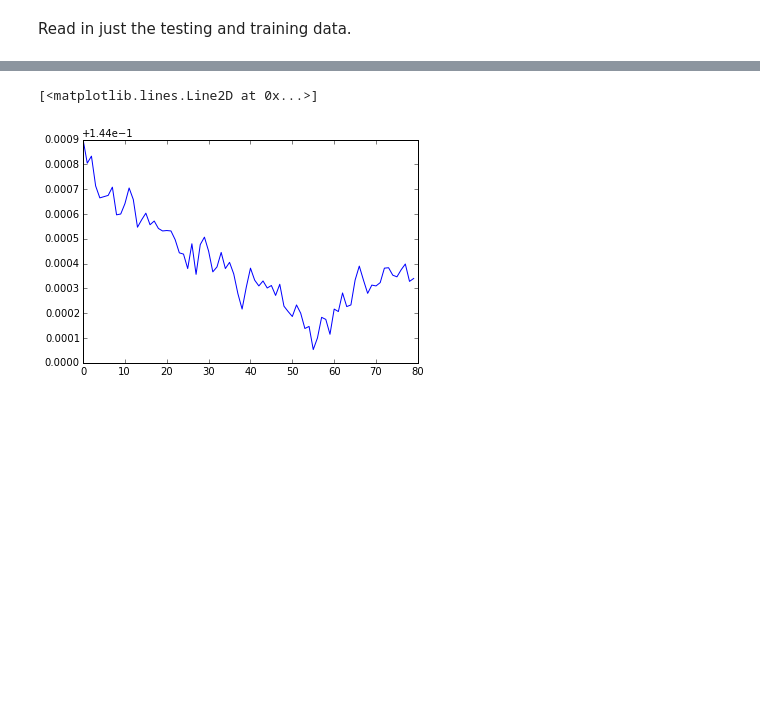
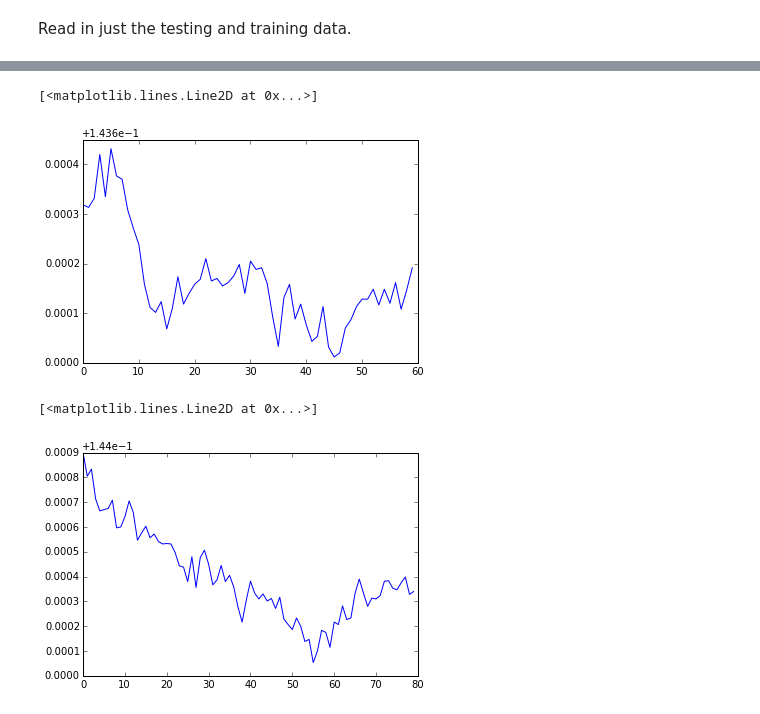
Before and after one commit to ily9000/Kaggle_AirBnB, a Jupyter notebook: view_results.ipynb, the cells around one changed output, grey strips where cells are left out. Cells and saved outputs as stored; diff of their text form; code cells hidden in the pictures; blank space fills up the shorter version.

```diff
--- a/view_results.ipynb
+++ b/view_results.ipynb
@@ -64,3 +86,8 @@ plt.plot(np.arange(len(x2)), x2)
+# %%
+plt.plot(np.arange(len(x_all)), x_all)
+# %% [output]
+[<matplotlib.lines.Line2D at 0x...>]
+[figure, added]
 # %%
 plt.plot(np.arange(len(x1)), x1)
 # %% [output]
```
Also changed, not shown: parts of 12 cells of this notebook, 7 other files.
